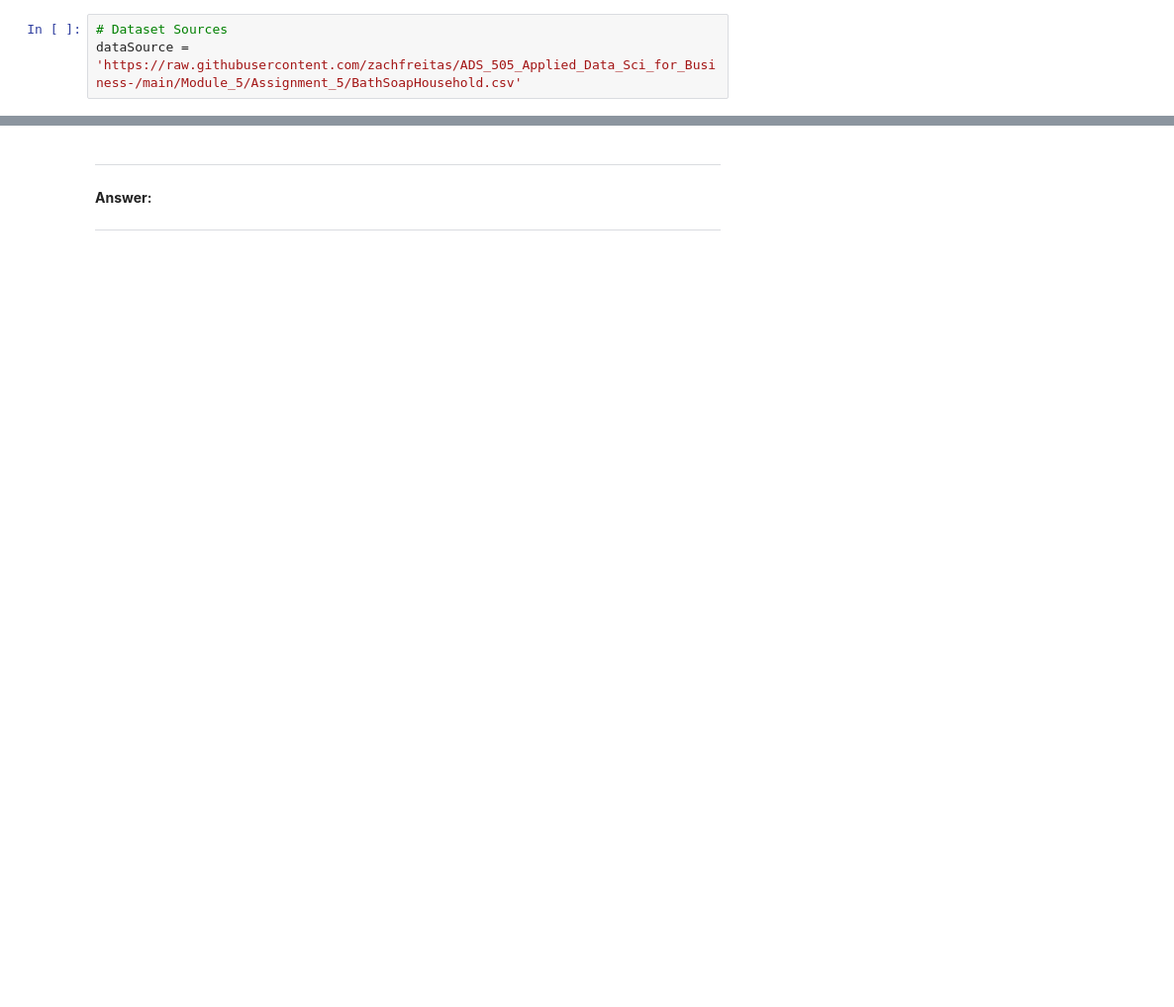
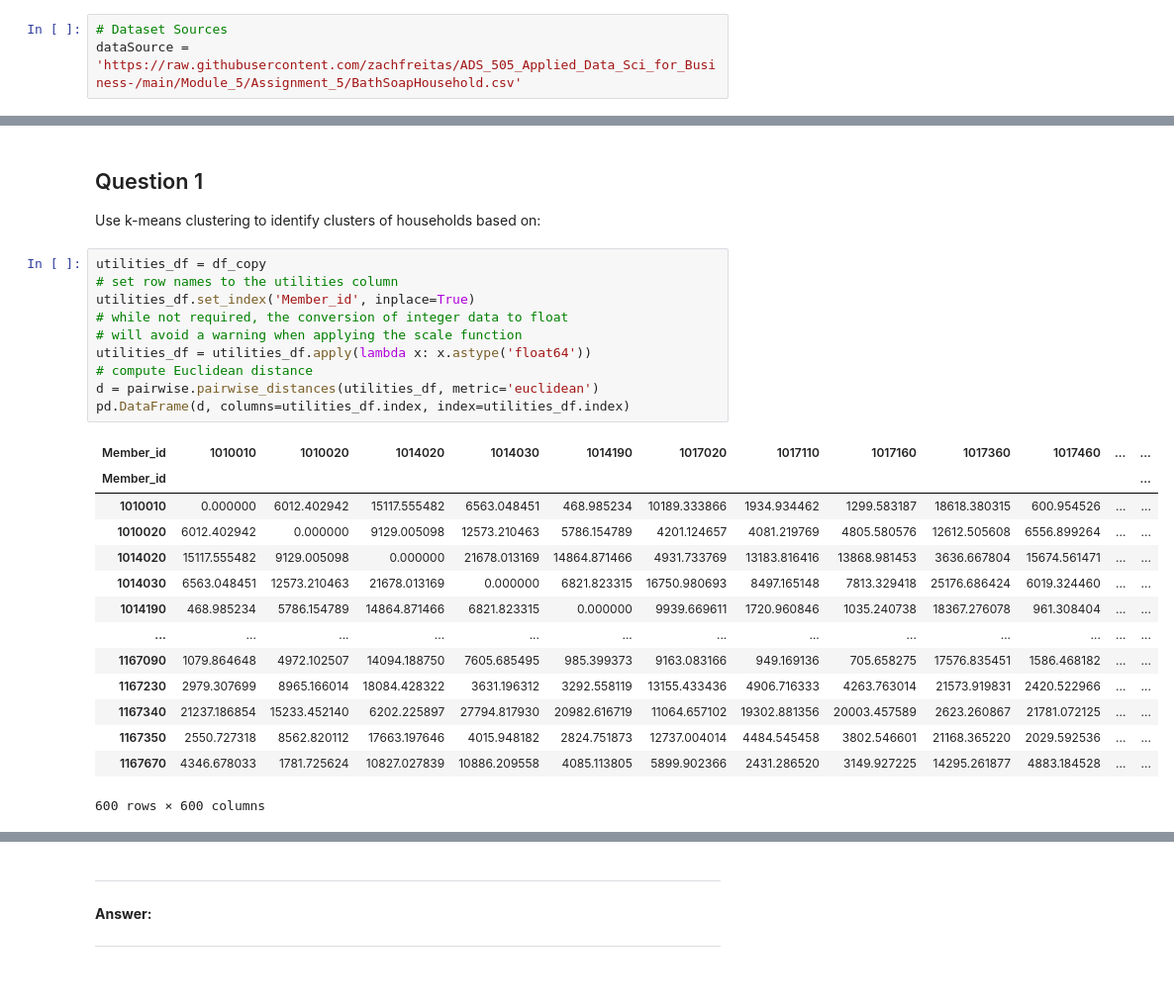
Before and after one commit to zachfreitas/ADS_505_Applied_Data_Sci_for_Business-, a Jupyter notebook: Module_5/Assignment_5/Assignment_5.ipynb, the cells around one changed output, grey strips where cells are left out. Shown: that part at 99% size. Drawn from its saved outputs; the diff is of its cells as text; blank space fills up the shorter version.

```diff
--- a/Module_5/Assignment_5/Assignment_5.ipynb
+++ b/Module_5/Assignment_5/Assignment_5.ipynb
@@ -77,0 +149,28 @@ df_copy.head()
+# %% [markdown]
+## Question 1
+Use k-means clustering to identify clusters of households based on:
+# %%
+utilities_df = df_copy
+# set row names to the utilities column
+utilities_df.set_index('Member_id', inplace=True)
+# while not required, the conversion of integer data to float
+# will avoid a warning when applying the scale function
+utilities_df = utilities_df.apply(lambda x: x.astype('float64'))
+# compute Euclidean distance
+d = pairwise.pairwise_distances(utilities_df, metric='euclidean')
+pd.DataFrame(d, columns=utilities_df.index, index=utilities_df.index)
+# %% [output]
+| Member_id | 1010010 | 1010020 | 1014020 | 1014030 | 1014190 | 1017020 | 1017110 | 1017160 | 1017360 | 1017460 | ... | ... |
+| Member_id |  |  |  |  |  |  |  |  |  |  |  | ... |
+| 1010010 | 0.000000 | 6012.402942 | 15117.555482 | 6563.048451 | 468.985234 | 10189.333866 | 1934.934462 | 1299.583187 | 18618.380315 | 600.954526 | ... | ... |
+| 1010020 | 6012.402942 | 0.000000 | 9129.005098 | 12573.210463 | 5786.154789 | 4201.124657 | 4081.219769 | 4805.580576 | 12612.505608 | 6556.899264 | ... | ... |
+| 1014020 | 15117.555482 | 9129.005098 | 0.000000 | 21678.013169 | 14864.871466 | 4931.733769 | 13183.816416 | 13868.981453 | 3636.667804 | 15674.561471 | ... | ... |
+| 1014030 | 6563.048451 | 12573.210463 | 21678.013169 | 0.000000 | 6821.823315 | 16750.980693 | 8497.165148 | 7813.329418 | 25176.686424 | 6019.324460 | ... | ... |
+| 1014190 | 468.985234 | 5786.154789 | 14864.871466 | 6821.823315 | 0.000000 | 9939.669611 | 1720.960846 | 1035.240738 | 18367.276078 | 961.308404 | ... | ... |
+| ... | ... | ... | ... | ... | ... | ... | ... | ... | ... | ... | ... | ... |
+| 1167090 | 1079.864648 | 4972.102507 | 14094.188750 | 7605.685495 | 985.399373 | 9163.083166 | 949.169136 | 705.658275 | 17576.835451 | 1586.468182 | ... | ... |
+| 1167230 | 2979.307699 | 8965.166014 | 18084.428322 | 3631.196312 | 3292.558119 | 13155.433436 | 4906.716333 | 4263.763014 | 21573.919831 | 2420.522966 | ... | ... |
+| 1167340 | 21237.186854 | 15233.452140 | 6202.225897 | 27794.817930 | 20982.616719 | 11064.657102 | 19302.881356 | 20003.457589 | 2623.260867 | 21781.072125 | ... | ... |
+| 1167350 | 2550.727318 | 8562.820112 | 17663.197646 | 4015.948182 | 2824.751873 | 12737.004014 | 4484.545458 | 3802.546601 | 21168.365220 | 2029.592536 | ... | ... |
+| 1167670 | 4346.678033 | 1781.725624 | 10827.027839 | 10886.209558 | 4085.113805 | 5899.902366 | 2431.286520 | 3149.927225 | 14295.261877 | 4883.184528 | ... | ... |
+600 rows × 600 columns
```
Also changed, not shown: parts of 22 cells of this notebook.
